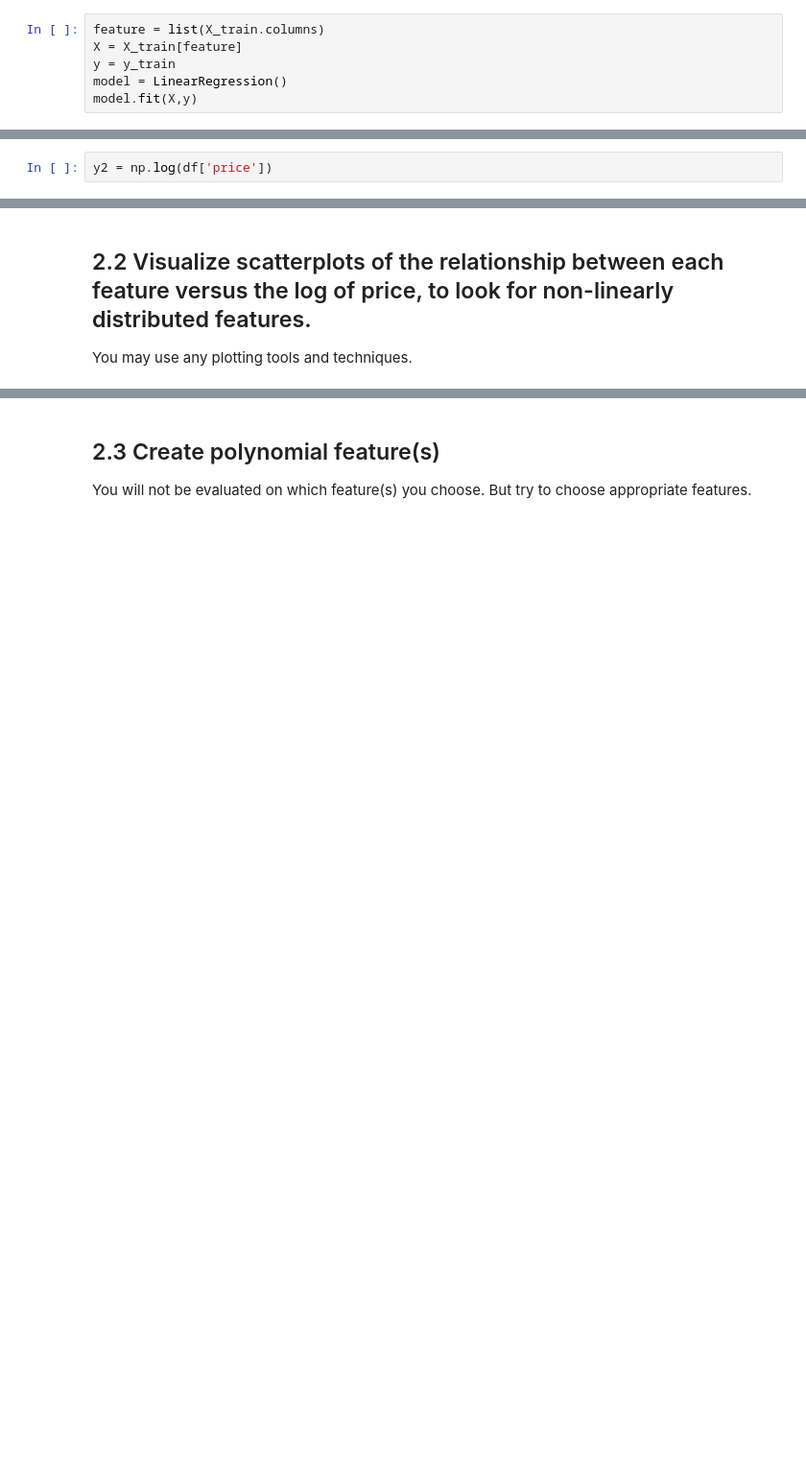
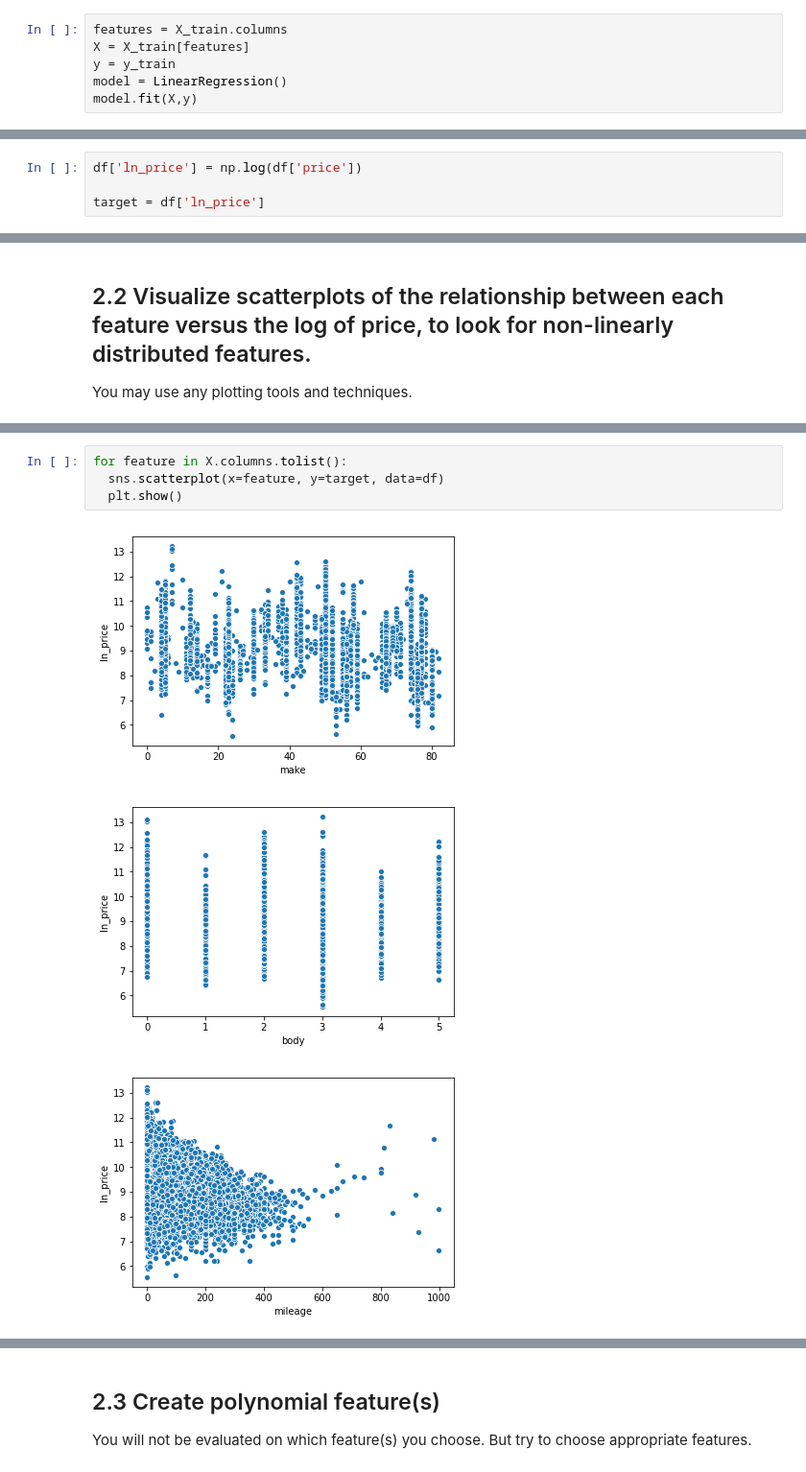
Before and after one commit to damerei/DS-Unit-2-Sprint-2-Regression, a Jupyter notebook: Regression_Sprint_Challenge.ipynb, the cells around one changed output, grey strips where cells are left out. Shown at 96% size. Drawn from its saved outputs; the diff is of its cells as text; blank space fills up the shorter version.

```diff
--- a/Regression_Sprint_Challenge.ipynb
+++ b/Regression_Sprint_Challenge.ipynb
@@ -73,8 +73,8 @@ print(X_train.shape, X_test.shape, y_train.shape, y_test.shape)
 ## 1.3 Use scikit-learn to fit a multiple regression model, using your training data.
 Use `year` and one or more features of your choice. You will not be evaluated on which features you choose. You may choose to use all features.
 # %%
-feature = list(X_train.columns)
-X = X_train[feature]
+features = X_train.columns
+X = X_train[features]
 y = y_train
 model = LinearRegression()
 model.fit(X,y)
@@ -136,4 +138,6 @@ The R-squared is the coefficient of determination, a measure of global fit acros
 # %% [markdown]
 ## 2.1 Engineer a new variable by taking the log of the price varible.
 # %%
-y2 = np.log(df['price'])
+df['ln_price'] = np.log(df['price'])
+
+target = df['ln_price']
@@ -146,0 +153,8 @@ KeyboardInterrupt: ignored
+# %%
+for feature in X.columns.tolist():
+  sns.scatterplot(x=feature, y=target, data=df)
+  plt.show()
+# %% [output]
+[figure, added]
+[figure, added]
+[figure, added]
```
Also changed, not shown: parts of 7 cells of this notebook.
